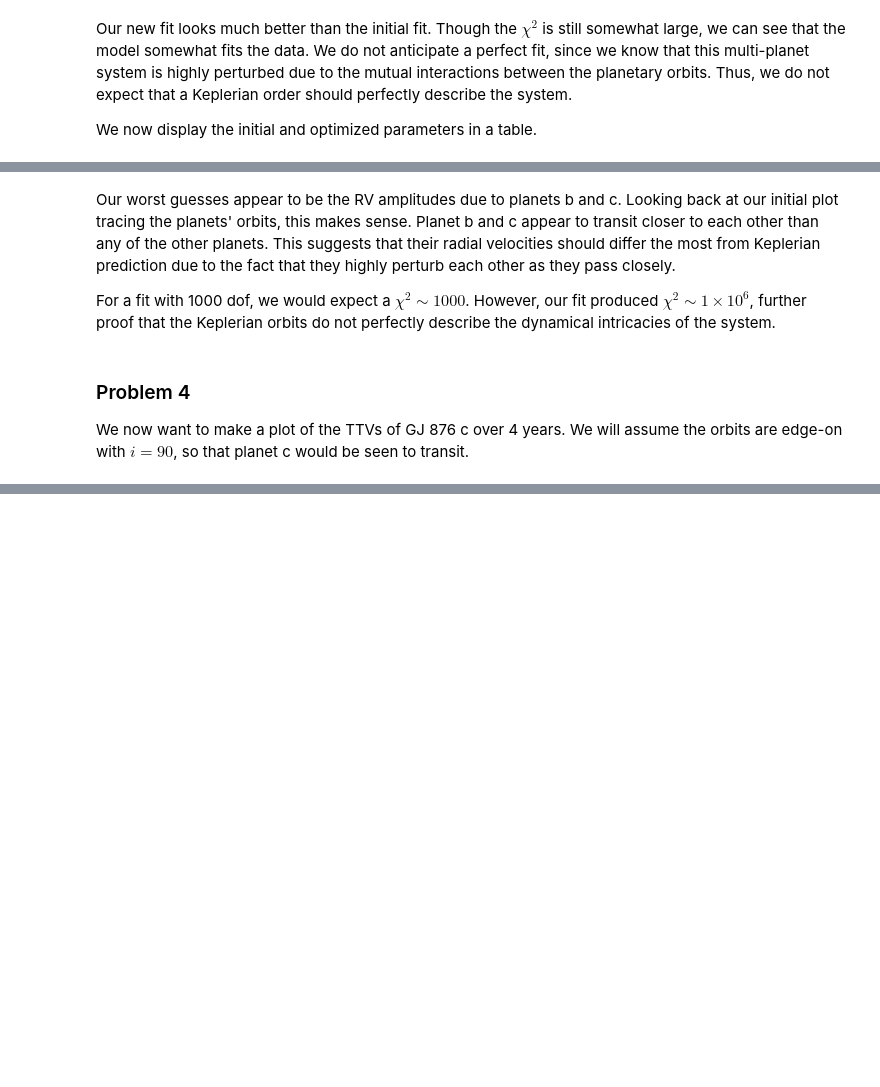
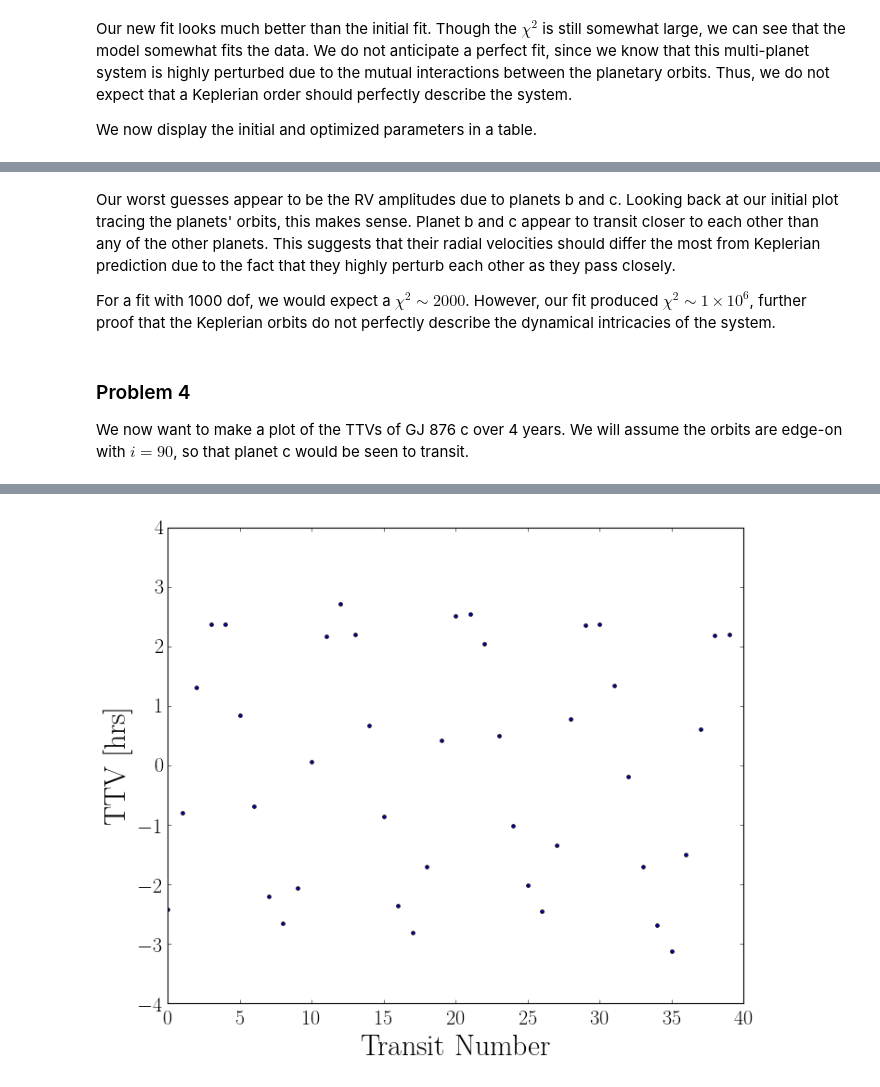
Before and after one commit to hdelgad9/astr597_exo, a Jupyter notebook: HW_3/transit_timing_variation_v4.ipynb, the cells around one changed output, grey strips where cells are left out. Saved outputs shown, nothing was run; the diff lists cells and outputs as text; code cells hidden in the pictures; blank space fills up the shorter version.

```diff
--- a/HW_3/transit_timing_variation_v4.ipynb
+++ b/HW_3/transit_timing_variation_v4.ipynb
@@ -490,8 +490,62 @@ for k in range(N):
 # %% [markdown]
 Our worst guesses appear to be the RV amplitudes due to planets b and c. Looking back at our initial plot tracing the planets' orbits, this makes sense. Planet b and c appear to transit closer to each other than any of the other planets. This suggests that their radial velocities should differ the most from Keplerian prediction due to the fact that they highly perturb each other as they pass closely.
 
-For a fit with 1000 dof, we would expect a $\chi^2 \sim 1000$. However, our fit produced $\chi^2 \sim 1\times 10^6$, further proof that the Keplerian orbits do not perfectly describe the dynamical intricacies of the system.
+For a fit with 1000 dof, we would expect a $\chi^2 \sim 2000$. However, our fit produced $\chi^2 \sim 1\times 10^6$, further proof that the Keplerian orbits do not perfectly describe the dynamical intricacies of the system.
 # %% [markdown]
 ### Problem 4
 
 We now want to make a plot of the TTVs of GJ 876 c over 4 years. We will assume the orbits are edge-on with $i=90$, so that planet c would be seen to transit.
+# %%
+# Stellar parameters
+mstar = .32
+
+# Planet parameters [d, c, b, e]
+planets = 4
+i = 59 * np.pi / 180 # Convert the true inclination to radians.
+P = np.array([1.937780, 30.0881, 61.1166, 124.26])
+a = np.array([0.02080665, 0.129590, 0.208317, 0.3343])
+e = np.array([0.207, 0.25591, 0.0324, 0.055])
+mass = np.array([0.021, 0.7142, 2.2756, 0.046]) * const.M_jup.value / const.M_sun.value
+w = np.array([234, 48.76, 50.3, 239]) * np.pi/180
+M = np.array([355, 294.59, 325.7, 335]) * np.pi/180
+K = np.array([6.60, 88.72, 213.86, 3.42])
+# %%
+sim = rebound.Simulation()
+
+sim.add(m=mstar)
+for k in range(planets):
+    sim.add(m=inclination_mass(np.pi/2, mass[k]), e=e[k], a=a[k], omega=w[k], M=M[k])
+sim.move_to_com()
+
+N = 40  # Integrate over 4 transits for planet b
+transittimes = np.zeros(N)
+p = sim.particles
+
+j = 0 # Start the counter
+while j < N:
+    y_old = p[2].y - p[0].y
+    t_old = sim.t
+    sim.integrate(sim.t+0.5) # check for transits every 0.5 time units. Note that 0.5 is shorter than one orbit
+    t_new = sim.t
+    if y_old*(p[2].y-p[0].y)<0. and p[2].x-p[0].x>0.:   # sign changed (y_old*y<0), planet in front of star (x>0)
+        while t_new-t_old>1e-7:   # bisect until prec of 1e-5 reached
+            if y_old*(p[2].y-p[0].y)<0.:
+                t_new = sim.t
+            else:
+                t_old = sim.t
+            sim.integrate( (t_new+t_old)/2.)
+        transittimes[j] = sim.t
+        j += 1
+        sim.integrate(sim.t+0.05)       # integrate 0.05 to be past the transit
+
+A = np.vstack([np.ones(N), range(N)]).T
+c, m = np.linalg.lstsq(A, transittimes)[0]
+
+fig = plt.figure(figsize=[10,8])
+ax = plt.axes()
+ax.set_xlim([0,N])
+ax.set_xlabel("Transit Number", fontsize='x-large')
+ax.set_ylabel("TTV [hrs]", fontsize='x-large')
+#plt.scatter(range(N), (transittimes-m*np.array(range(N))-c)*(24.*365./2./np.pi), s = 0.5);
+plt.scatter(range(N), (transittimes-m*np.array(range(N))-c), s = 10);
+# %% [output]
@@ -497,0 +553 @@ We now want to make a plot of the TTVs of GJ 876 c over 4 years. We will assume
+[figure, added]
```
Also changed, not shown: parts of 17 cells of this notebook.
